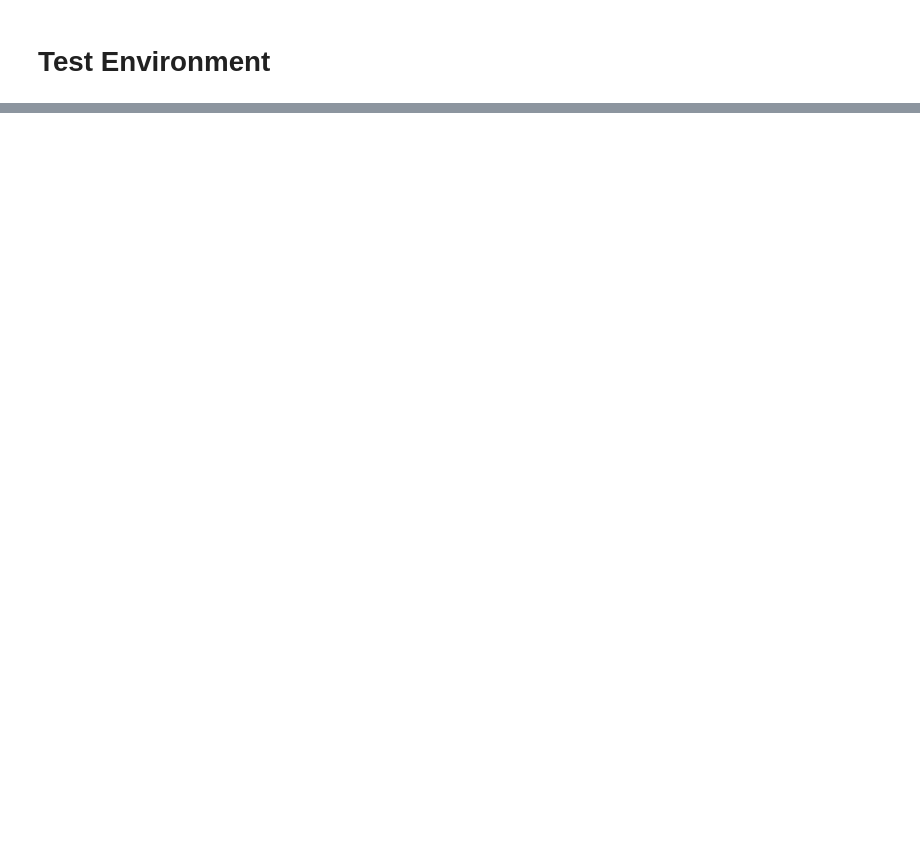
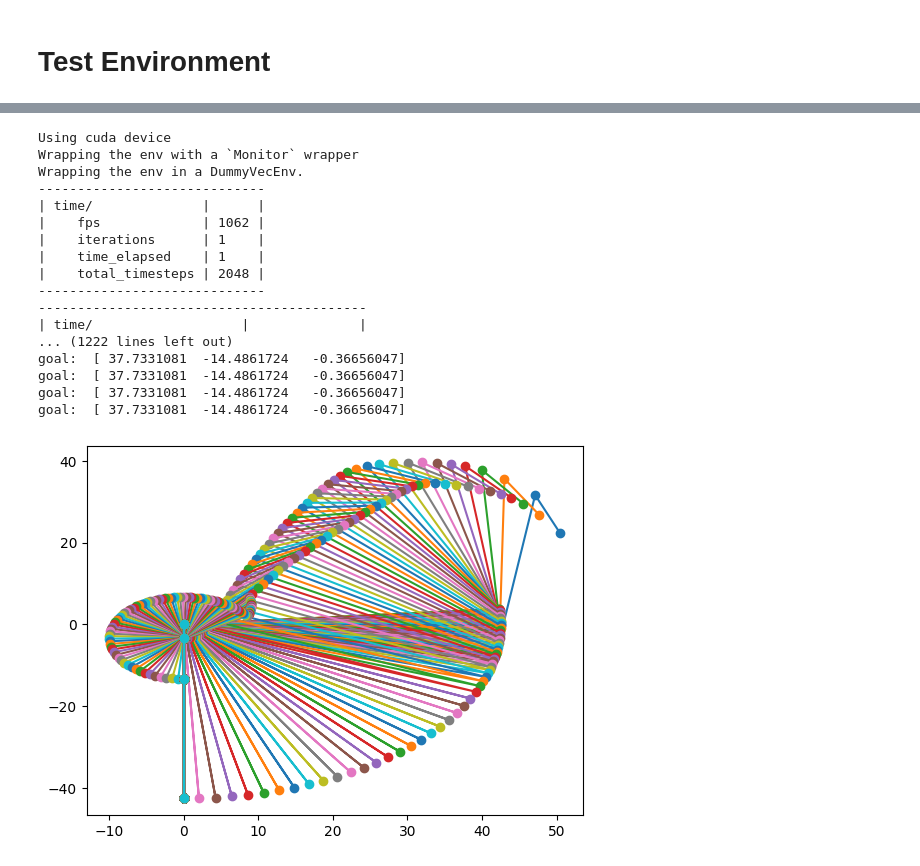
Before and after one commit to cymeo/2D_MT-Project, a Jupyter notebook: robot.ipynb, the cells around one changed output, grey strips where cells are left out. Saved outputs shown, nothing was run; the diff lists cells and outputs as text; code cells hidden in the pictures; blank space fills up the shorter version.

Commit message:
environment added & debugged, added part for testing and evaluation, bzut still not sure how successfull

```diff
--- a/robot.ipynb
+++ b/robot.ipynb
@@ -185,17 +166,0 @@ AssertionError: The `step()` method must return five values: obs, reward, termin
-# %%
-from stable_baselines3 import PPO
-
-# Create and wrap the environment
-env = TwoD_Robot()
-model = PPO("MlpPolicy", env, verbose=1)
-
-# Train the model
-model.learn(total_timesteps=1000)
-
-# Test the trained model
-obs = env.reset()
-for _ in range(100):
-    action, _states = model.predict(obs)
-    obs, rewards, done, _ = env.step(action)
-    if done:
-        break
@@ -212,0 +167,37 @@ AssertionError: The algorithm only supports (<class 'gymnasium.spaces.box.Box'>,
+# %%
+from stable_baselines3 import PPO
+
+env = TwoD_Robot()
+
+model = PPO(policy = "MultiInputPolicy",env =  env, verbose=1)
+model.learn(total_timesteps=25000)
+
+model.save("ppo_cartpole")  # saving the model to ppo_cartpole.zip
+model = PPO.load("ppo_cartpole")  # loading the model from ppo_cartpole.zip
+
+obs, info = env.reset()
+for i in range(5000):
+    action, _state = model.predict(obs, deterministic=True)
+    obs, reward, done,truncated, info = env.step(action)
+    env.render()
+    if done:
+      obs = env.reset()
+# %% [output]
+Using cuda device
+Wrapping the env with a `Monitor` wrapper
+Wrapping the env in a DummyVecEnv.
+-----------------------------
+| time/              |      |
+|    fps             | 1062 |
+|    iterations      | 1    |
+|    time_elapsed    | 1    |
+|    total_timesteps | 2048 |
+-----------------------------
+------------------------------------------
+| time/                   |              |
+... (1222 lines left out)
+goal:  [ 37.7331081  -14.4861724   -0.36656047]
+goal:  [ 37.7331081  -14.4861724   -0.36656047]
+goal:  [ 37.7331081  -14.4861724   -0.36656047]
+goal:  [ 37.7331081  -14.4861724   -0.36656047]
+[figure, added]
```
Also changed, not shown: parts of 5 cells of this notebook, 3 other files.
